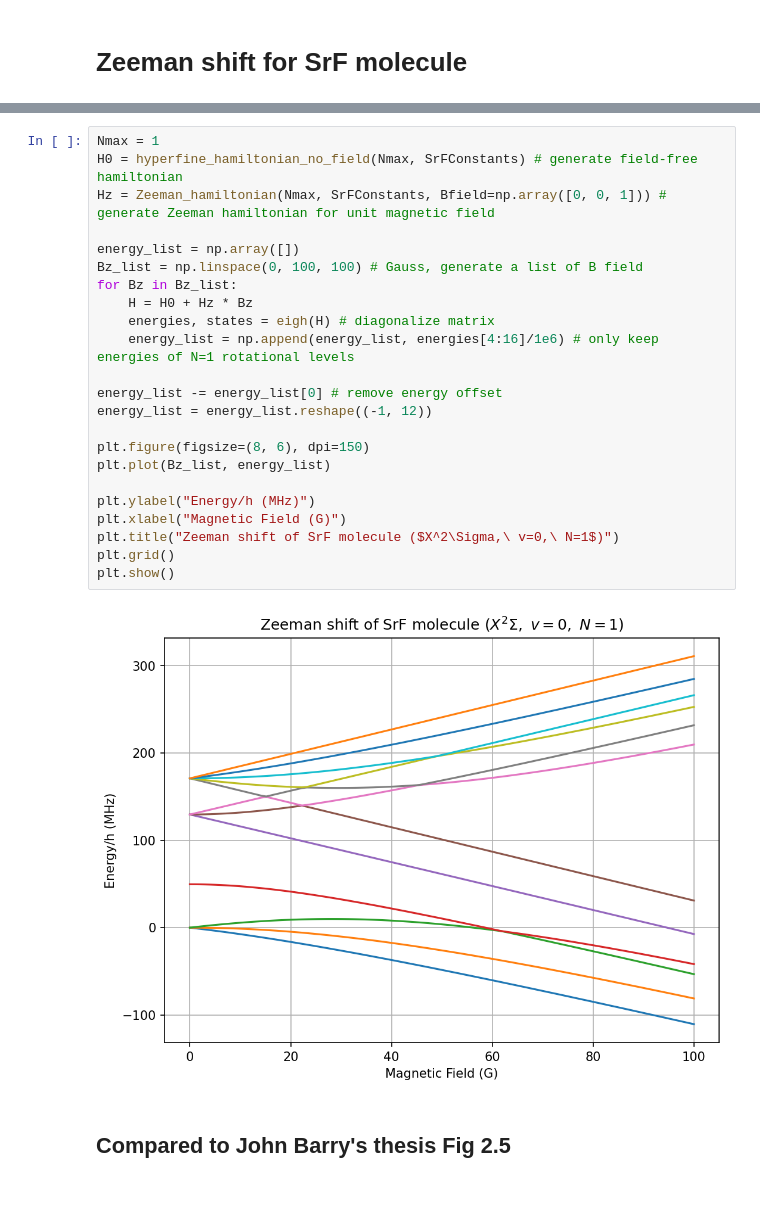
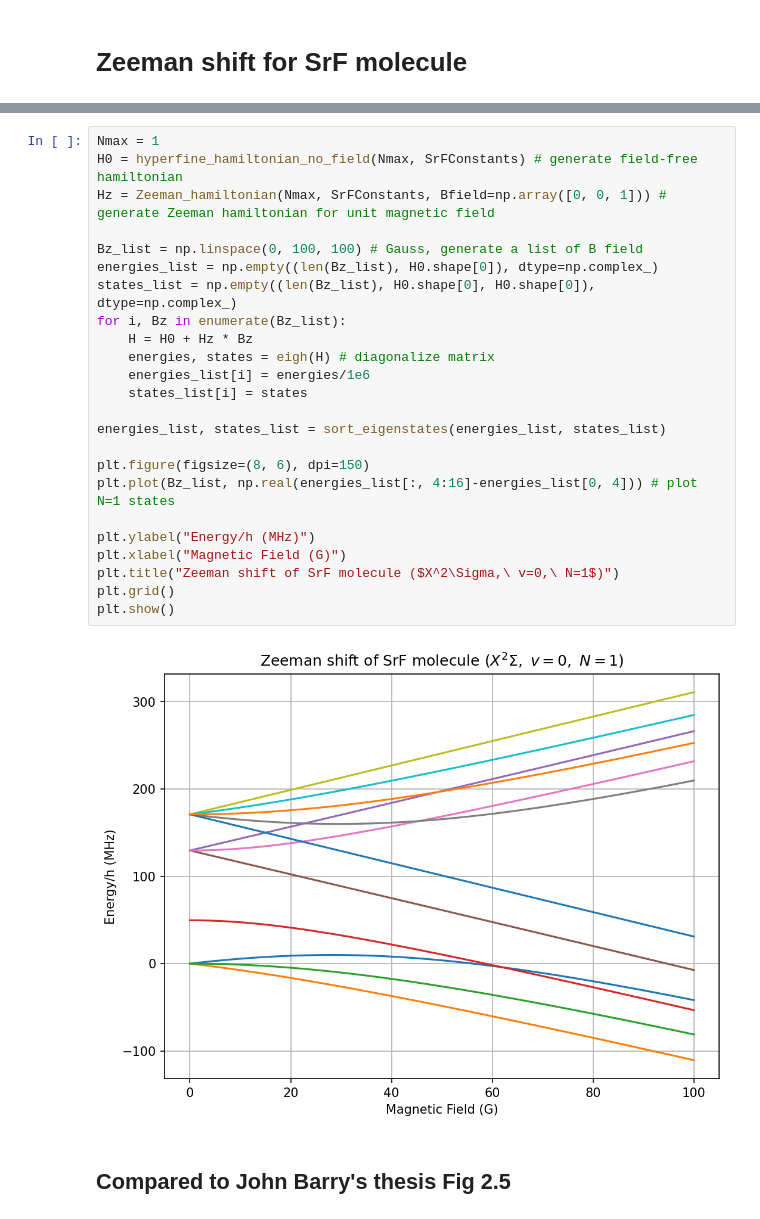
Before and after one commit to qw372/Diatomic-Py-SrF, a Jupyter notebook: examples/example_zeeman.ipynb, the cells around one changed output, grey strips where cells are left out. Drawn from its saved outputs; the diff is of its cells as text.

Commit message:
sort eigenstates

```diff
--- a/examples/example_zeeman.ipynb
+++ b/examples/example_zeeman.ipynb
@@ -15,28 +15,29 @@ from diatomic import hyperfine_hamiltonian_no_field, Zeeman_hamiltonian, SrFCons
 # %%
 Nmax = 1
 H0 = hyperfine_hamiltonian_no_field(Nmax, SrFConstants) # generate field-free hamiltonian
 Hz = Zeeman_hamiltonian(Nmax, SrFConstants, Bfield=np.array([0, 0, 1])) # generate Zeeman hamiltonian for unit magnetic field
 
-energy_list = np.array([])
 Bz_list = np.linspace(0, 100, 100) # Gauss, generate a list of B field
-for Bz in Bz_list:
+energies_list = np.empty((len(Bz_list), H0.shape[0]), dtype=np.complex_)
+states_list = np.empty((len(Bz_list), H0.shape[0], H0.shape[0]), dtype=np.complex_)
+for i, Bz in enumerate(Bz_list):
     H = H0 + Hz * Bz
     energies, states = eigh(H) # diagonalize matrix
-    energy_list = np.append(energy_list, energies[4:16]/1e6) # only keep energies of N=1 rotational levels
+    energies_list[i] = energies/1e6
+    states_list[i] = states
 
-energy_list -= energy_list[0] # remove energy offset
-energy_list = energy_list.reshape((-1, 12))
+energies_list, states_list = sort_eigenstates(energies_list, states_list)
 
 plt.figure(figsize=(8, 6), dpi=150)
-plt.plot(Bz_list, energy_list)
+plt.plot(Bz_list, np.real(energies_list[:, 4:16]-energies_list[0, 4])) # plot N=1 states
 
 plt.ylabel("Energy/h (MHz)")
 plt.xlabel("Magnetic Field (G)")
 plt.title("Zeeman shift of SrF molecule ($X^2\Sigma,\ v=0,\ N=1$)")
 plt.grid()
 plt.show()
 # %% [output]
-[figure, old version]
+[figure, new version]
 # %% [markdown]
 ## Compared to John Barry's thesis Fig 2.5
 # %%
```
Also changed, not shown: parts of 2 cells of this notebook, 4 other files.
